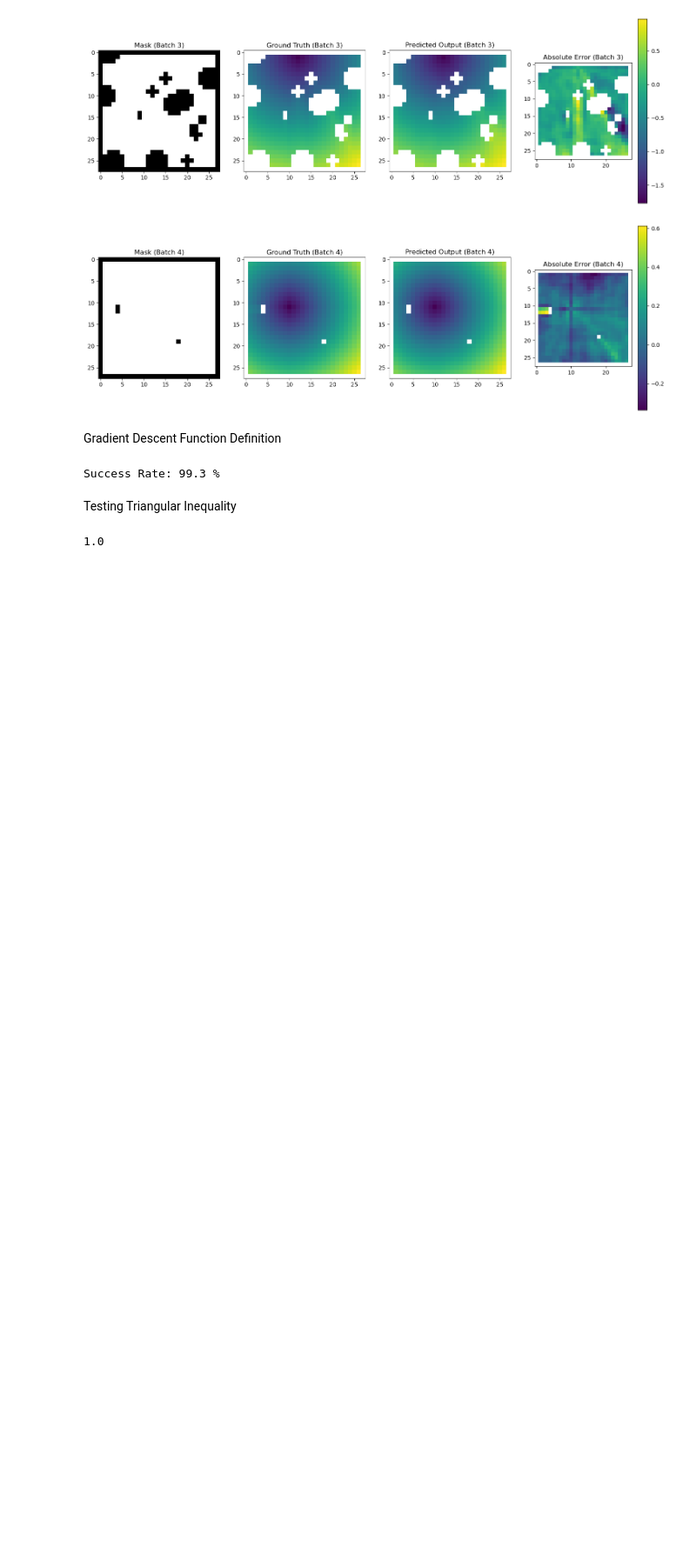
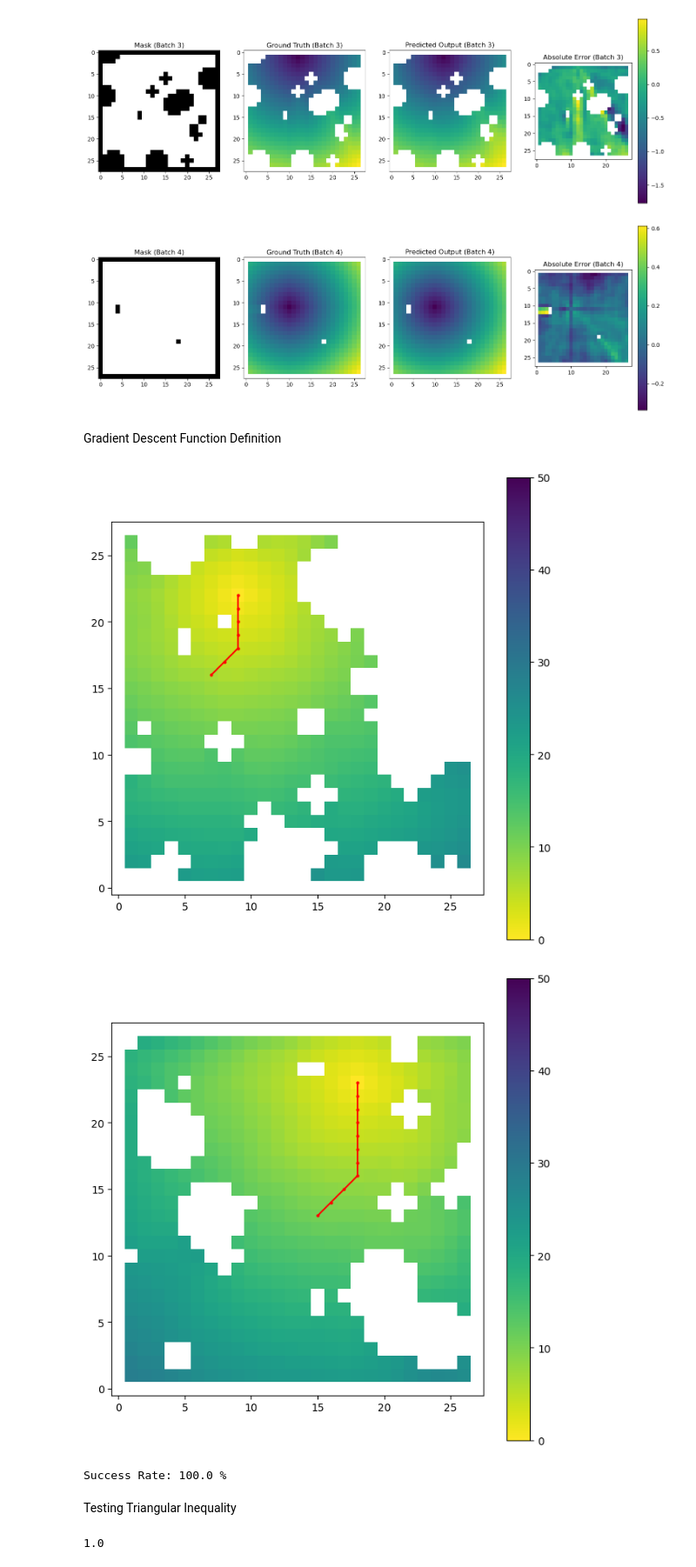
Before and after one commit to sharath-matada/Planning_Operator, a Jupyter notebook: 2D_Experiments/PlanningOperatorTest_LearningComparisions_28X28.ipynb, the cells around one changed output. Shown at 87% size. Saved outputs shown, nothing was run; the diff lists cells and outputs as text; code cells hidden in the pictures; blank space fills up the shorter version.

```diff
--- a/2D_Experiments/PlanningOperatorTest_LearningComparisions_28X28.ipynb
+++ b/2D_Experiments/PlanningOperatorTest_LearningComparisions_28X28.ipynb
@@ -605,13 +618,12 @@ for batch_idx, (mask, chi, ground_truth, gg) in enumerate(test_loader):
     num_steps = 100
     goal = gg1[0,:,0].cpu().detach().numpy()
     goal = [goal[0],goal[1]]
-    success,lenght = perform_gradient_descent(value_function,start_point, learning_rate, num_steps, goal)
+    success,lenght = perform_gradient_descent(value_function,start_point, learning_rate, num_steps, goal, plotsuccess=True)
 
     if(success):
         success_count+=1
     else:
 
-        perform_gradient_descent(value_function,start_point, learning_rate, num_steps, goal)
         failedmask = testing_data_28x28_maps.reshape(1000,28,28)[2*batch_idx,:,:]
         failedsdf = calculate_signed_distance(failedmask)
 
@@ -645,40 +657,42 @@ for batch_idx, (mask, chi, ground_truth, gg) in enumerate(test_loader):
     num_steps = 100
     goal = gg1[10,:,0].cpu().detach().numpy()
     goal = [goal[0],goal[1]]
-    success,lenght = perform_gradient_descent(value_function,start_point, learning_rate, num_steps, goal)
+    success,lenght = perform_gradient_descent(value_function,start_point, learning_rate, num_steps, goal, plotsuccess=True)
     if(success):
         success_count+=1
     else:
 
-        perform_gradient_descent(value_function,start_point, learning_rate, num_steps, goal)
         failedmask = testing_data_28x28_maps.reshape(1000,28,28)[(2*batch_idx)+1,:,:]
         failedsdf = calculate_signed_distance(failedmask)
 
         failedmask = torch.tensor(failedmask, dtype=torch.float)
         failedmask = failedmask.unsqueeze(0).unsqueeze(-1).expand(20, 28, 28, 1)
 
 
         failedsdf = torch.tensor(failedsdf, dtype=torch.float)
         failedsdf = failedsdf.unsqueeze(0).unsqueeze(-1).expand(20, 28, 28, 1)
         input = smooth_chi(failedmask, failedsdf, smooth_coef)
         input = input.to(device)
         failedmask = failedmask.to(device)
 
         failed_out = model(input,gg1)
         failed_out = torch.where(failedmask == 0, torch.tensor(float('inf')), failed_out)
 
         value_function = failed_out[10,:,:,0].cpu().detach().numpy()
         success,lenght = perform_gradient_descent(value_function,start_point, learning_rate, num_steps, goal)
         if(success):
             # print("Map Number:", (batch_idx*2)+1)
             success_count+=1
         else:
             # print("Map Number:", ((batch_idx*2)+1))
             # print("Start:",start_point,"Goal:",goal)
             # print("Plotting Failed Scenario")
             success,lenght = perform_gradient_descent(value_function,start_point, learning_rate, num_steps, goal)
     count+=1
+    break
 
 print("Success Rate:",(success_count/count)*100,"%")
 # %% [output]
+[figure, added]
+[figure, added]
-Success Rate: 99.3 %
+Success Rate: 100.0 %
```
Also changed, not shown: parts of 4 cells of this notebook, 15 other files.
